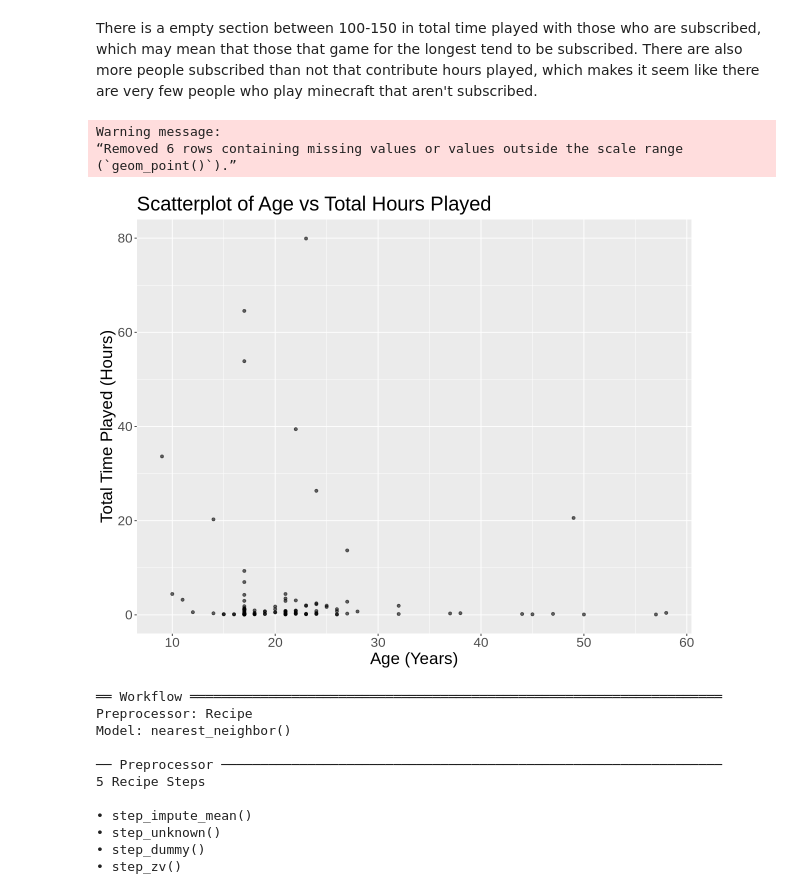
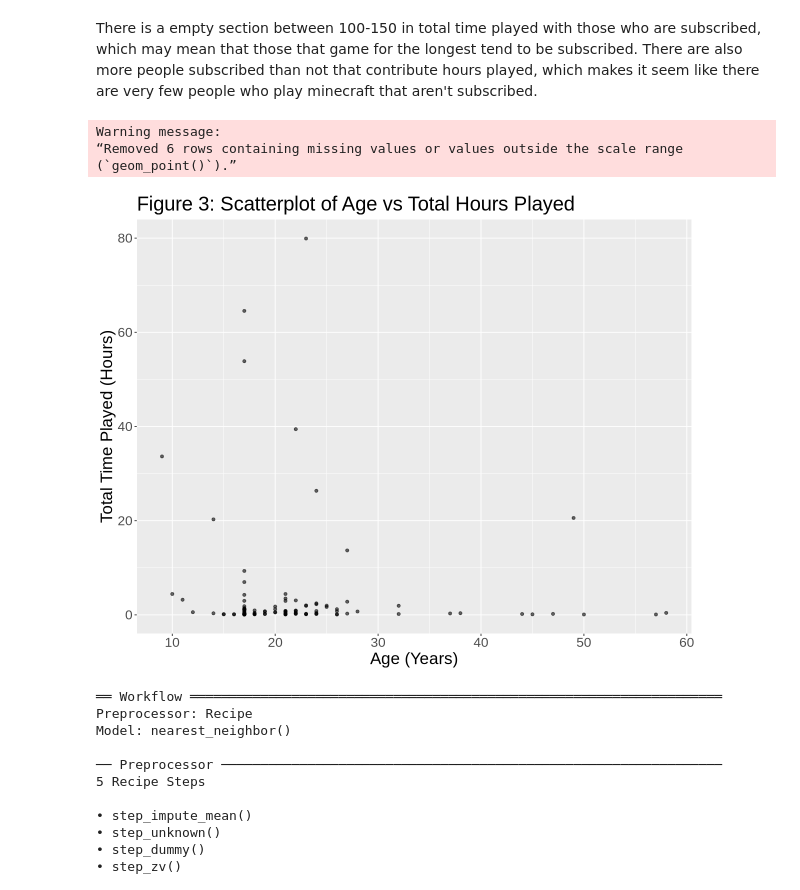
Before and after one commit to danayong25-cell/Group-Final-Project, a Jupyter notebook: group final project.ipynb, the cells around one changed output. Drawn from its saved outputs; the diff is of its cells as text; code cells hidden in the pictures.

```diff
--- a/group final project.ipynb
+++ b/group final project.ipynb
@@ -189,18 +189,18 @@ There is a empty section between 100-150 in total time played with those who are
 # %%
 options(repr.plot.width=10,repr.plot.height=8)
 total_hours_scatterplot<-ggplot(full_data |> filter(!is.na(total_hours)), aes(x = Age, y = total_hours)) +
   geom_point(alpha = 0.6, color = "black") +
-  labs(title = "Scatterplot of Age vs Total Hours Played",
+  labs(title = "Figure 3: Scatterplot of Age vs Total Hours Played",
        x = "Age (Years)",
        y = "Total Time Played (Hours)")+
     ylim(c(0,80))+
     theme(text=element_text(size=20))
 total_hours_scatterplot
 # %% [output]
 Warning message:
 “Removed 6 rows containing missing values or values outside the scale range
 (`geom_point()`).”
-[figure, old version]
+[figure, new version]
 # %%
 full_data$subscribe <- factor(full_data$subscribe,
                               levels = c(FALSE, TRUE),
```
Also changed, not shown: parts of 6 cells of this notebook.
